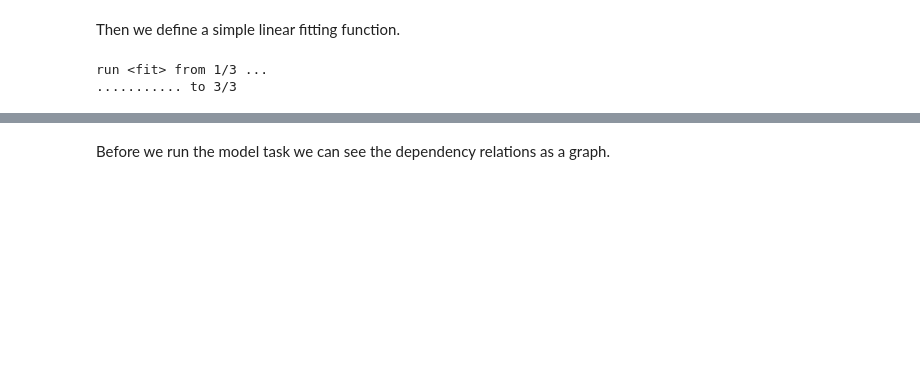
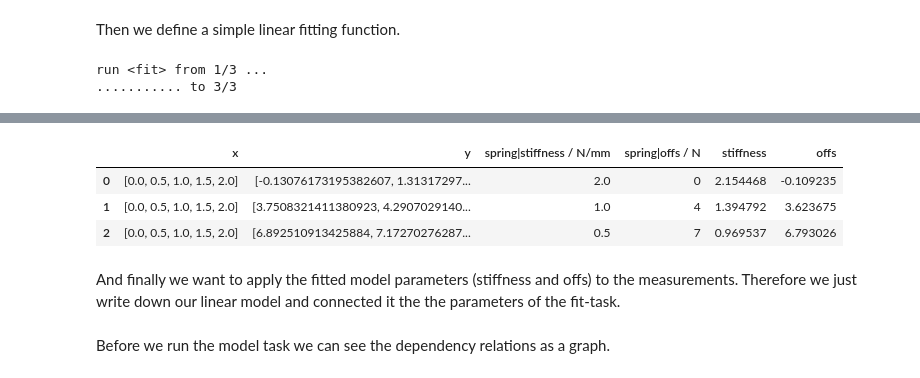
Before and after one commit to fhgd/LoopyPlot, a Jupyter notebook: tutorial.ipynb, the cells around one changed output, grey strips where cells are left out. Cells and saved outputs as stored; diff of their text form; code cells hidden in the pictures; blank space fills up the shorter version.

```diff
--- a/tutorial.ipynb
+++ b/tutorial.ipynb
@@ -499 +499,10 @@ And finally we want to apply the fitted model parameters (stiffness and offs) to
+# %%
+fit.returns.as_table(include_dep_args=True)
+# %% [output]
+|  | x | y | spring|stiffness / N/mm | spring|offs / N | stiffness | offs |
+| 0 | [0.0, 0.5, 1.0, 1.5, 2.0] | [-0.13076173195382607, 1.31317297... | 2.0 | 0 | 2.154468 | -0.109235 |
+| 1 | [0.0, 0.5, 1.0, 1.5, 2.0] | [3.7508321411380923, 4.2907029140... | 1.0 | 4 | 1.394792 | 3.623675 |
+| 2 | [0.0, 0.5, 1.0, 1.5, 2.0] | [6.892510913425884, 7.17270276287... | 0.5 | 7 | 0.969537 | 6.793026 |
+# %% [markdown]
+And finally we want to apply the fitted model parameters (stiffness and offs) to the measurements. Therefore we just write down our linear model and connected it the the parameters of the fit-task.
 # %%
```
Also changed, not shown: parts of 10 cells of this notebook, 1 other file.
